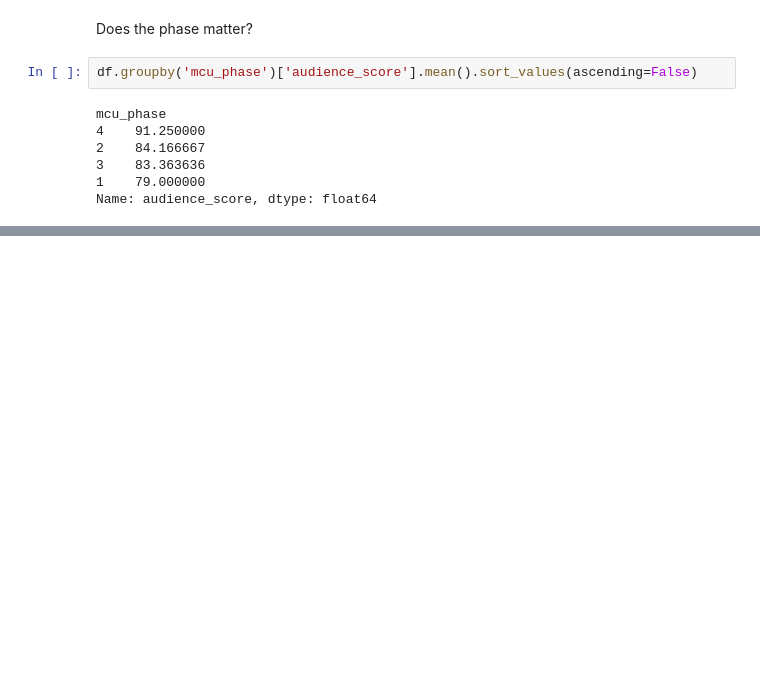
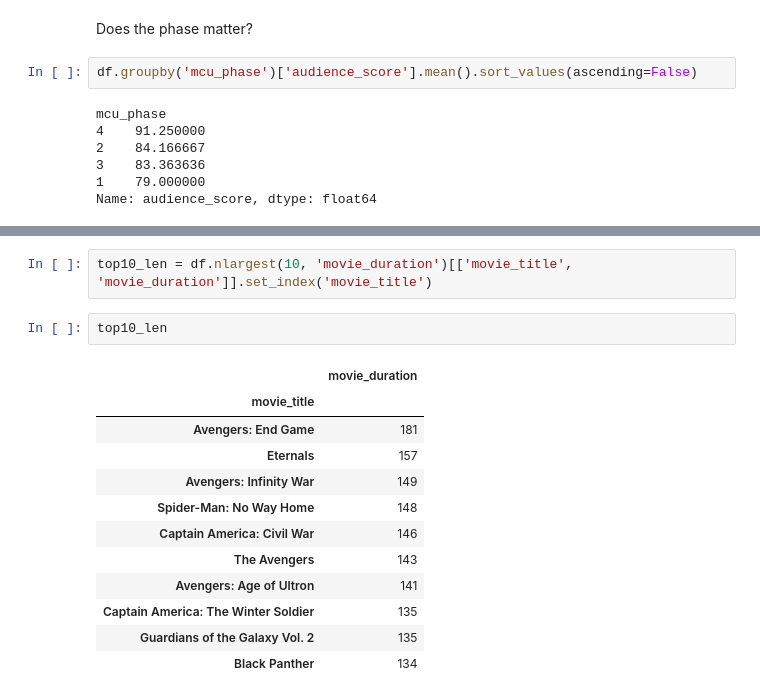
Before and after one commit to henokytilahun/MCUBoxOfficeAnalysis, a Jupyter notebook: analysis.ipynb, the cells around one changed output, grey strips where cells are left out. Saved outputs shown, nothing was run; the diff lists cells and outputs as text; blank space fills up the shorter version.

```diff
--- a/analysis.ipynb
+++ b/analysis.ipynb
@@ -161,0 +178,17 @@ Seasonal Trends?
+# %%
+top10_len = df.nlargest(10, 'movie_duration')[['movie_title', 'movie_duration']].set_index('movie_title')
+# %%
+top10_len
+# %% [output]
+|  | movie_duration |
+| movie_title |  |
+| Avengers: End Game | 181 |
+| Eternals | 157 |
+| Avengers: Infinity War | 149 |
+| Spider-Man: No Way Home | 148 |
+| Captain America: Civil War | 146 |
+| The Avengers | 143 |
+| Avengers: Age of Ultron | 141 |
+| Captain America: The Winter Soldier | 135 |
+| Guardians of the Galaxy Vol. 2 | 135 |
+| Black Panther | 134 |
```
Also changed, not shown: parts of 14 cells of this notebook, 2 other files.
